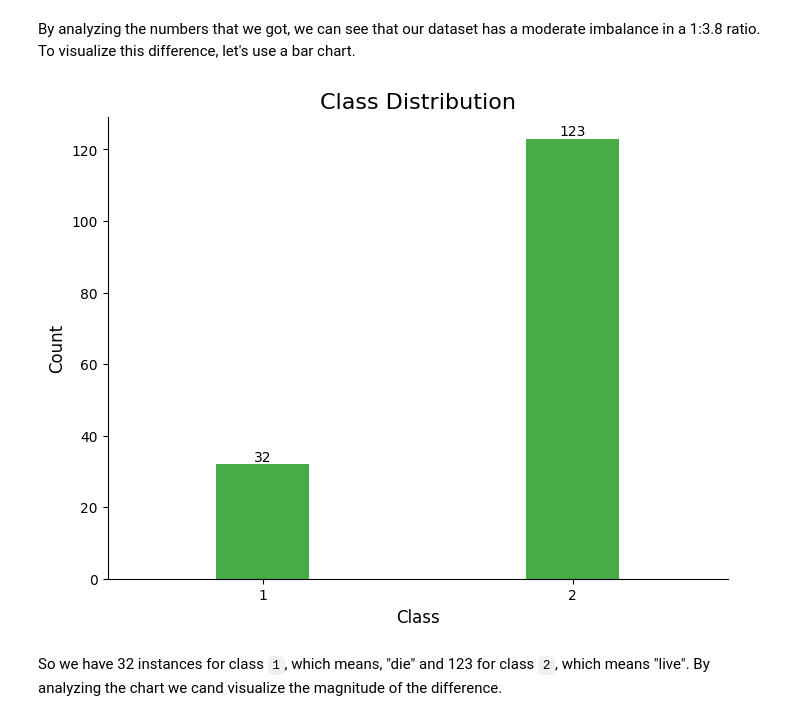
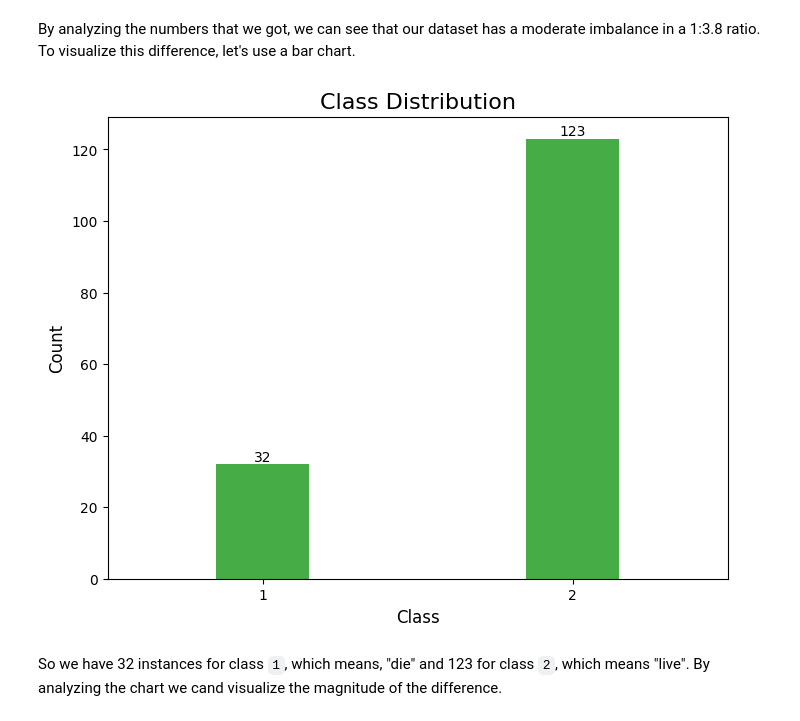
Before and after one commit to fangnes/pucrio_data_science_and_analytics, a Jupyter notebook: MVP_Data_Analysis.ipynb, the cells around one changed output. Cells and saved outputs as stored; diff of their text form; code cells hidden in the pictures.

```diff
--- a/MVP_Data_Analysis.ipynb
+++ b/MVP_Data_Analysis.ipynb
@@ -268,24 +268,20 @@ By analyzing the numbers that we got, we can see that our dataset has a moderate
 # %%
 # Defining figure size
 plt.figure(figsize=(8, 6))
 
 # Configuring countplot
 ax = sns.countplot(x='Class', data=df_hepatitis, width=0.3, color='#35BD35')
 
 # Adding numbers to the top of the bars
 ax.bar_label(ax.containers[0])
 
-# Removing top and right lines
-ax.spines['top'].set_visible(False)
-ax.spines['right'].set_visible(False)
-
 # Title and lable configuration
 ax.set_title('Class Distribution', fontsize=16)
 ax.set_xlabel('Class', fontsize=12)
 ax.set_ylabel('Count', fontsize=12)
 plt.show()
 # %% [output]
-[figure, old version]
+[figure, new version]
 # %% [markdown]
 So we have 32 instances for class `1`, which means, "die" and 123 for class `2`, which means "live". By analyzing the chart we cand visualize the magnitude of the difference.
 # %% [markdown]
```
